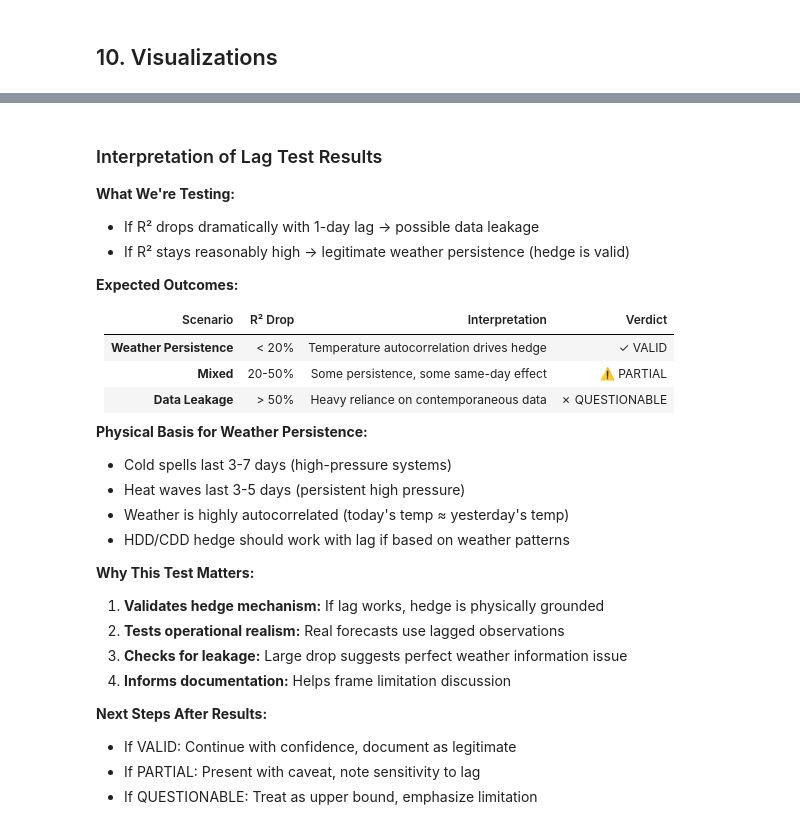
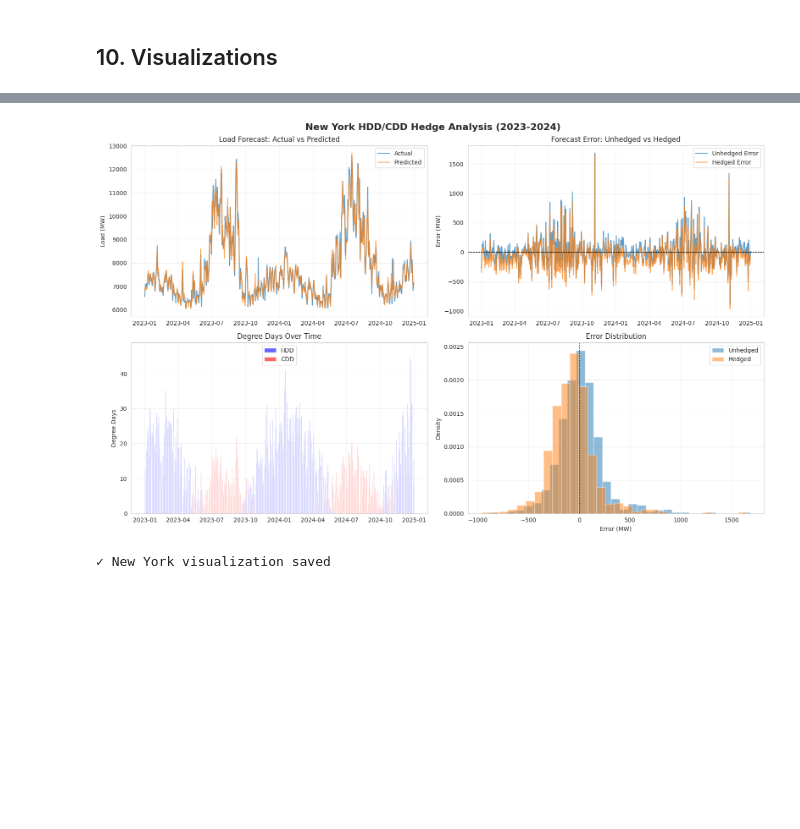
Before and after one commit to KiranReddy0808/Financial-Engineering-Project, a Jupyter notebook: notebooks/HDD_CDD_Hedge_Analysis.ipynb, the cells around one changed output, grey strips where cells are left out. Saved outputs shown, nothing was run; the diff lists cells and outputs as text; code cells hidden in the pictures; blank space fills up the shorter version.

```diff
--- a/notebooks/HDD_CDD_Hedge_Analysis.ipynb
+++ b/notebooks/HDD_CDD_Hedge_Analysis.ipynb
@@ -3860,31 +1623,49 @@ print("\n✓ Visualization saved: data/images/lag_validation_test.png")
-# %% [markdown]
-### Interpretation of Lag Test Results
-
-**What We're Testing:**
-- If R² drops dramatically with 1-day lag → possible data leakage
-- If R² stays reasonably high → legitimate weather persistence (hedge is valid)
-
-**Expected Outcomes:**
-
-| Scenario | R² Drop | Interpretation | Verdict |
-|----------|---------|----------------|---------|
-| **Weather Persistence** | < 20% | Temperature autocorrelation drives hedge | ✓ VALID |
-| **Mixed** | 20-50% | Some persistence, some same-day effect | ⚠️ PARTIAL |
-| **Data Leakage** | > 50% | Heavy reliance on contemporaneous data | ✗ QUESTIONABLE |
-
-**Physical Basis for Weather Persistence:**
-- Cold spells last 3-7 days (high-pressure systems)
-- Heat waves last 3-5 days (persistent high pressure)
-- Weather is highly autocorrelated (today's temp ≈ yesterday's temp)
-- HDD/CDD hedge should work with lag if based on weather patterns
-
-**Why This Test Matters:**
-1. **Validates hedge mechanism:** If lag works, hedge is physically grounded
-2. **Tests operational realism:** Real forecasts use lagged observations
-3. **Checks for leakage:** Large drop suggests perfect weather information issue
-4. **Informs documentation:** Helps frame limitation discussion
-
-**Next Steps After Results:**
-- If VALID: Continue with confidence, document as legitimate
-- If PARTIAL: Present with caveat, note sensitivity to lag
-- If QUESTIONABLE: Treat as upper bound, emphasize limitation
+# %%
+# New York visualization
+fig, axes = plt.subplots(2, 2, figsize=(16, 10))
+fig.suptitle('New York HDD/CDD Hedge Analysis (2023-2024)', fontsize=16, fontweight='bold')
+
+# Actual vs Predicted
+axes[0, 0].plot(test_ny_hedged.index, y_test_ny, label='Actual', alpha=0.7)
+axes[0, 0].plot(test_ny_hedged.index, test_ny_hedged['pred_load'], label='Predicted', alpha=0.7)
+axes[0, 0].set_title('Load Forecast: Actual vs Predicted')
+axes[0, 0].set_ylabel('Load (MW)')
+axes[0, 0].legend()
+axes[0, 0].grid(True, alpha=0.3)
+
+# Forecast errors
+axes[0, 1].plot(test_ny_hedged.index, test_ny_hedged['error'], label='Unhedged Error', alpha=0.7)
+axes[0, 1].plot(test_ny_hedged.index, test_ny_hedged['hedged_error'], label='Hedged Error', alpha=0.7)
+axes[0, 1].axhline(0, color='black', linestyle='--', linewidth=0.8)
+axes[0, 1].set_title('Forecast Error: Unhedged vs Hedged')
+axes[0, 1].set_ylabel('Error (MW)')
+axes[0, 1].legend()
+axes[0, 1].grid(True, alpha=0.3)
+
+# HDD/CDD over time
+ax2 = axes[1, 0]
+ax2.bar(test_ny_hedged.index, test_ny_hedged['HDD'], label='HDD', alpha=0.6, color='blue')
+ax2.bar(test_ny_hedged.index, test_ny_hedged['CDD'], label='CDD', alpha=0.6, color='red')
+ax2.set_title('Degree Days Over Time')
+ax2.set_ylabel('Degree Days')
+ax2.legend()
+ax2.grid(True, alpha=0.3)
+
+# Error distribution
+axes[1, 1].hist(test_ny_hedged['error'], bins=30, alpha=0.5, label='Unhedged', density=True)
+axes[1, 1].hist(test_ny_hedged['hedged_error'], bins=30, alpha=0.5, label='Hedged', density=True)
+axes[1, 1].axvline(0, color='black', linestyle='--', linewidth=0.8)
+axes[1, 1].set_title('Error Distribution')
+axes[1, 1].set_xlabel('Error (MW)')
+axes[1, 1].set_ylabel('Density')
+axes[1, 1].legend()
+axes[1, 1].grid(True, alpha=0.3)
+
+plt.tight_layout()
+plt.savefig('../data/images/newyork_hdd_cdd_hedge_analysis.png', dpi=300, bbox_inches='tight')
+plt.show()
+
+print("✓ New York visualization saved")
+# %% [output]
+[figure, added]
+✓ New York visualization saved
```
Also changed, not shown: parts of 57 cells of this notebook, 20 other files.
